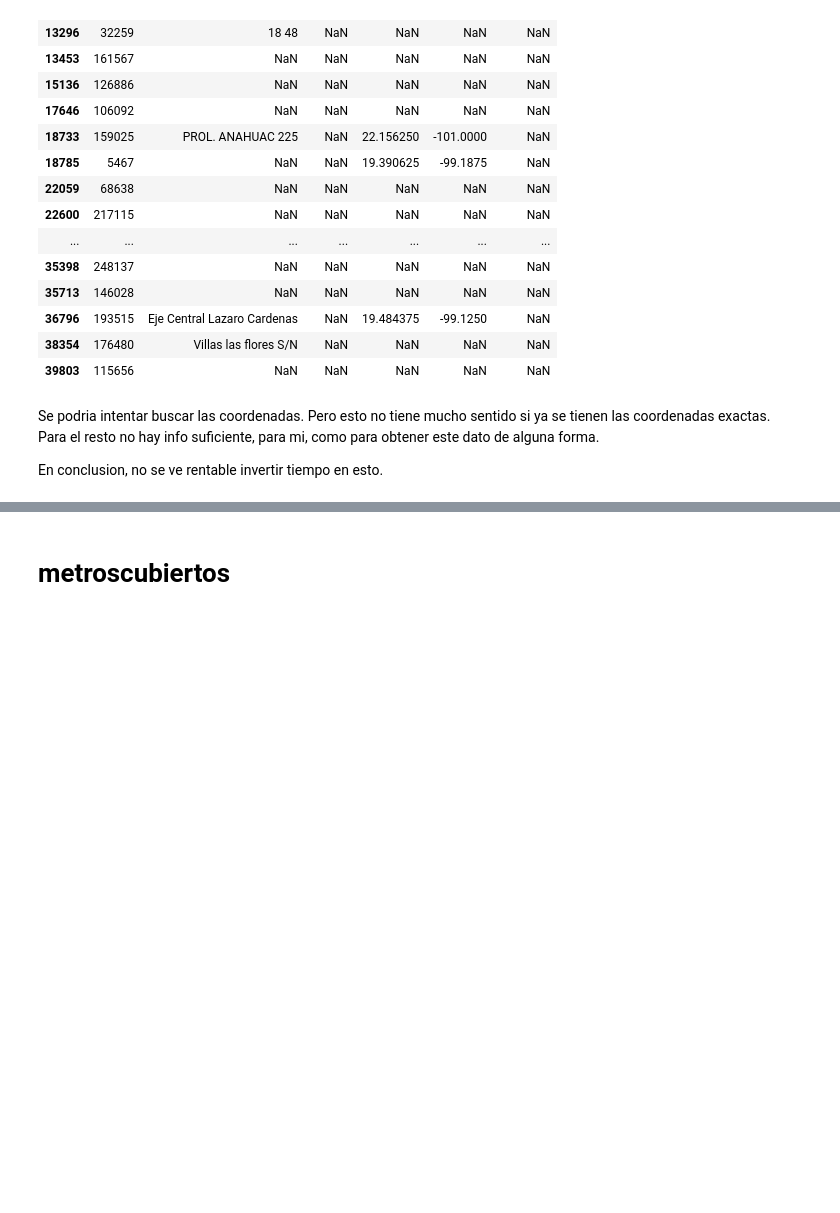
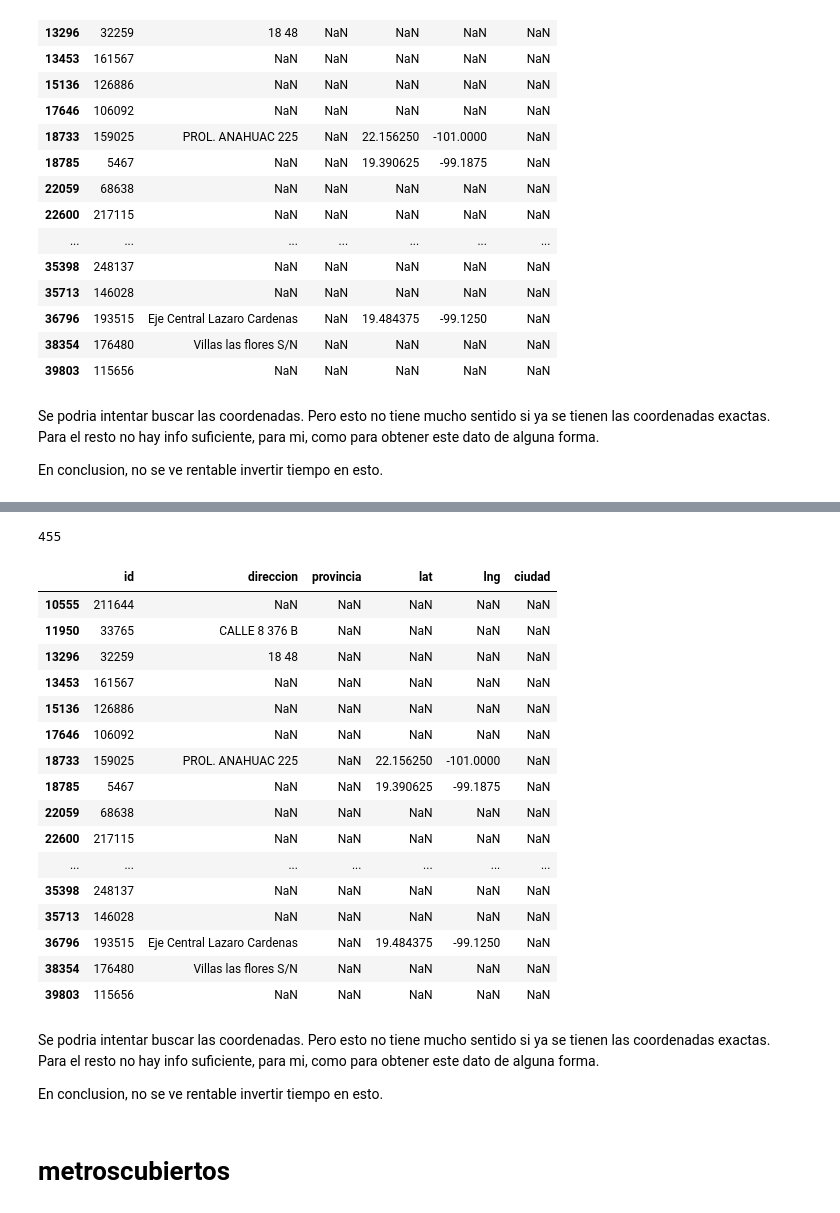
Before and after one commit to rozanecm/7506_tp2_2c2019, a Jupyter notebook: notebooks/fillna with ml by rozanecm.ipynb, the cells around one changed output, grey strips where cells are left out. Cells and saved outputs as stored; diff of their text form; code cells hidden in the pictures; blank space fills up the shorter version.

Commit message:
analyze fillna for ciudad
conclusion: no vale la pena

```diff
--- a/notebooks/fillna with ml by rozanecm.ipynb
+++ b/notebooks/fillna with ml by rozanecm.ipynb
@@ -298,0 +301,2 @@ En conclusion, no se ve rentable invertir tiempo en esto.
+# %%
+target_variable = 'ciudad'
@@ -299,3 +331,32 @@ En conclusion, no se ve rentable invertir tiempo en esto.
+# %%
+joined[target_variable].isna().sum()
+# %% [output]
+455
+# %%
+test_provincia[['id','direccion', 'provincia','lat','lng',target_variable]].iloc[:25]
+# %% [output]
+|  | id | direccion | provincia | lat | lng | ciudad |
+| 10555 | 211644 | NaN | NaN | NaN | NaN | NaN |
+| 11950 | 33765 | CALLE 8 376 B | NaN | NaN | NaN | NaN |
+| 13296 | 32259 | 18 48 | NaN | NaN | NaN | NaN |
+| 13453 | 161567 | NaN | NaN | NaN | NaN | NaN |
+| 15136 | 126886 | NaN | NaN | NaN | NaN | NaN |
+| 17646 | 106092 | NaN | NaN | NaN | NaN | NaN |
+| 18733 | 159025 | PROL. ANAHUAC 225 | NaN | 22.156250 | -101.0000 | NaN |
+| 18785 | 5467 | NaN | NaN | 19.390625 | -99.1875 | NaN |
+| 22059 | 68638 | NaN | NaN | NaN | NaN | NaN |
+| 22600 | 217115 | NaN | NaN | NaN | NaN | NaN |
+| ... | ... | ... | ... | ... | ... | ... |
+| 35398 | 248137 | NaN | NaN | NaN | NaN | NaN |
+| 35713 | 146028 | NaN | NaN | NaN | NaN | NaN |
+| 36796 | 193515 | Eje Central Lazaro Cardenas | NaN | 19.484375 | -99.1250 | NaN |
+| 38354 | 176480 | Villas las flores S/N | NaN | NaN | NaN | NaN |
+| 39803 | 115656 | NaN | NaN | NaN | NaN | NaN |
+# %% [markdown]
+Se podria intentar buscar las coordenadas. Pero esto no tiene mucho sentido si ya se tienen las coordenadas exactas.<br>
+Para el resto no hay info suficiente, para mi, como para obtener este dato de alguna forma.
+
+En conclusion, no se ve rentable invertir tiempo en esto.
 # %% [markdown]
 # metroscubiertos
 # %%
```
Also changed, not shown: parts of 5 cells of this notebook.
